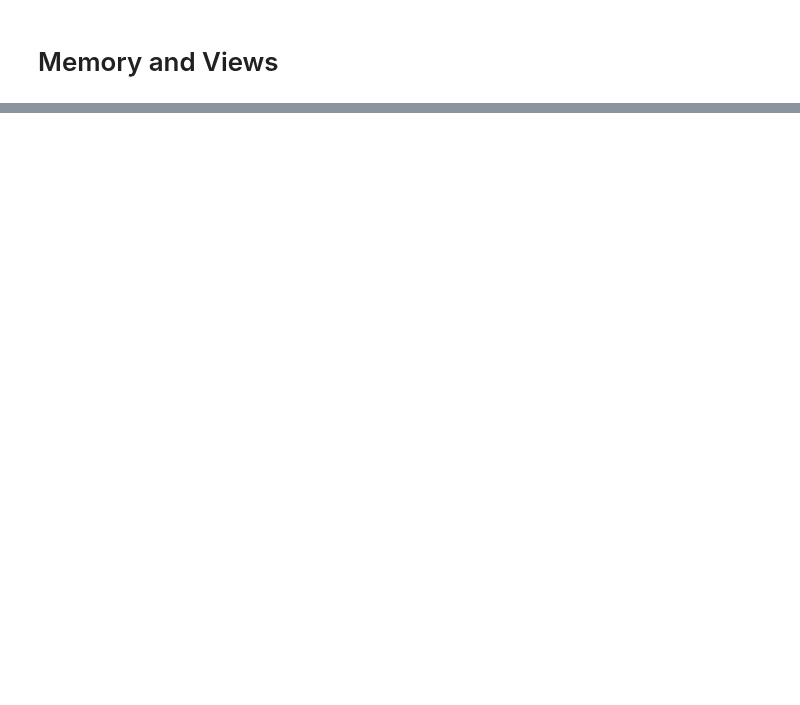
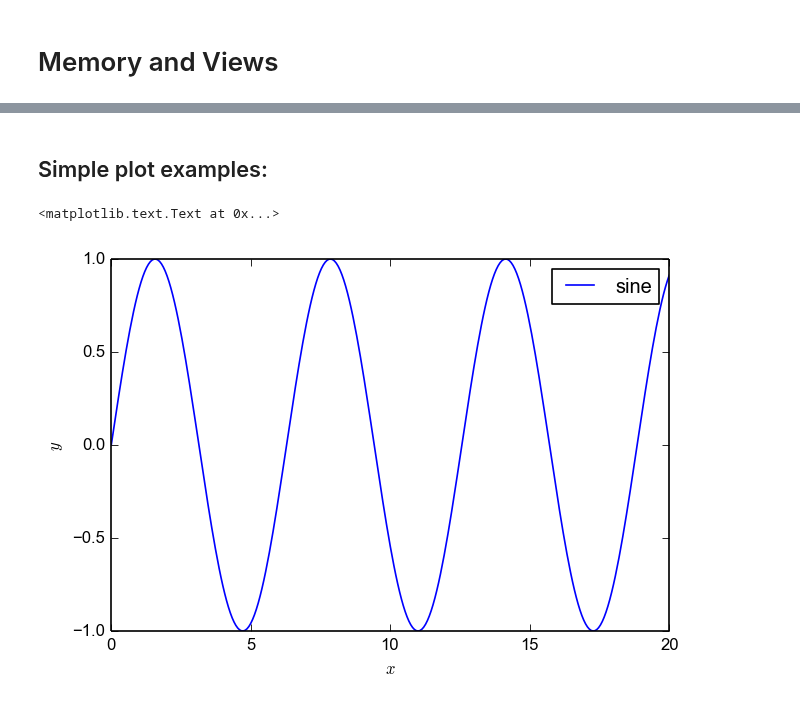
Before and after one commit to MPIDS/Python-Course, a Jupyter notebook: 03-numpy-scipy/talks/basic-numpy.ipynb, the cells around one changed output, grey strips where cells are left out. Saved outputs shown, nothing was run; the diff lists cells and outputs as text; code cells hidden in the pictures; blank space fills up the shorter version.

```diff
--- a/03-numpy-scipy/talks/basic-numpy.ipynb
+++ b/03-numpy-scipy/talks/basic-numpy.ipynb
@@ -644,0 +791,6 @@ array([[5, 6, 7, 8, 9]])
+# %%
+# In the ipython notebook, make it aware of matplotlib:
+%matplotlib inline
+import matplotlib
+# And fix the default savefig dpi that ipython sets very low
+matplotlib.rcParams['savefig.dpi'] = 120
@@ -644,0 +818,11 @@ array([[5, 6, 7, 8, 9]])
+# %% [markdown]
+## Simple plot examples:
+# %%
+x = np.linspace(0, 20, 301)
+plt.plot(x, np.sin(x), label='sine')
+plt.legend()
+plt.xlabel('$x$')
+plt.ylabel('$y$')
+# %% [output]
+<matplotlib.text.Text at 0x...>
+[figure, added]
```
Also changed, not shown: parts of 69 cells of this notebook.
